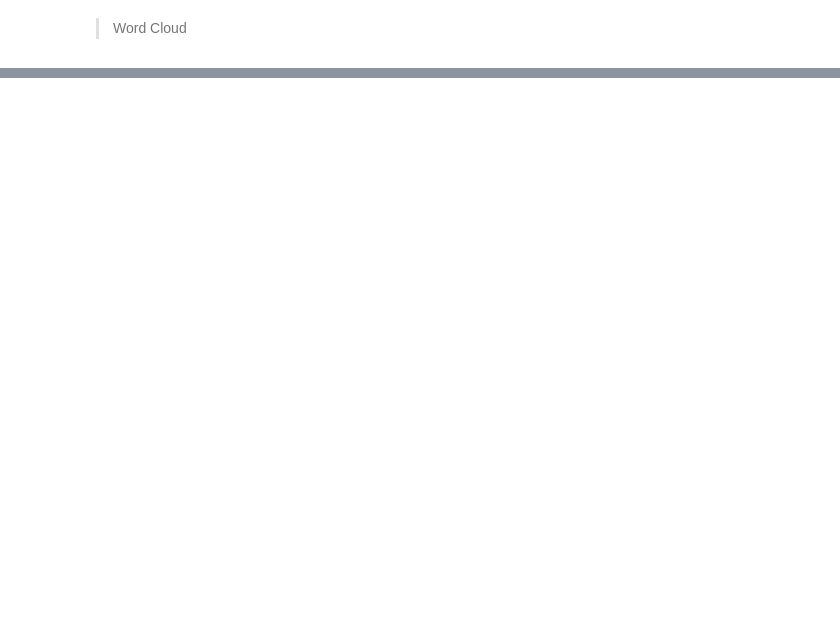
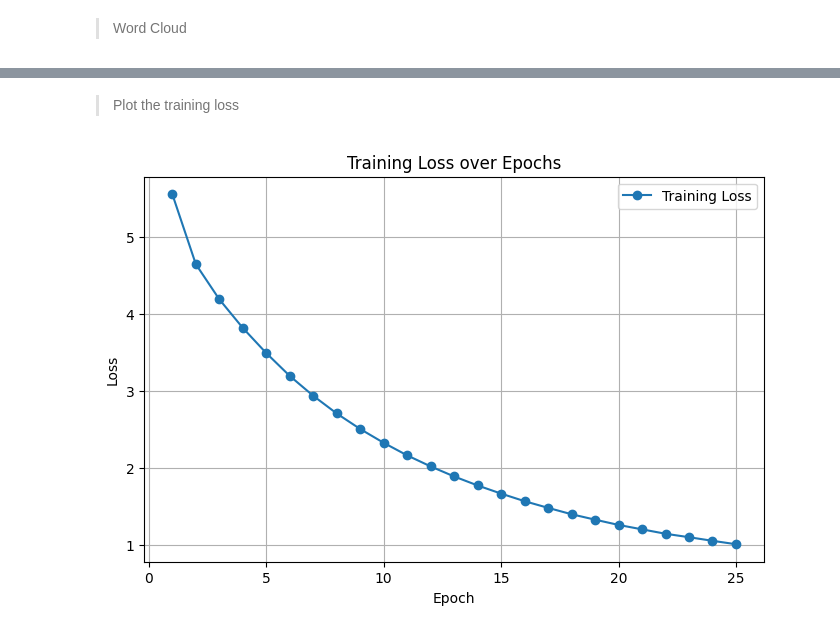
Before and after one commit to ordinary813/ordinaryLib, a Jupyter notebook: DL/HW3/sol_q1.ipynb, the cells around one changed output, grey strips where cells are left out. Cells and saved outputs as stored; diff of their text form; code cells hidden in the pictures; blank space fills up the shorter version.

Commit message:
DL hw3 25 epochs

```diff
--- a/DL/HW3/sol_q1.ipynb
+++ b/DL/HW3/sol_q1.ipynb
@@ -110,6 +168,6 @@ print(f"Vocabulary Size: {vocab_size}")
 # %%
 # Set sequence length (choose a reasonable length)
-SEQ_LENGTH = 10
+SEQ_LENGTH = 15
 
 # Create input-target pairs
 input_sequences = []
@@ -172,5 +240,7 @@ model.to(device)
 # %%
 EPOCHS = 25
+
+train_losses = []
 
 for epoch in range(EPOCHS):
     model.train()
@@ -187,4 +257,7 @@ for epoch in range(EPOCHS):
 
         total_loss += loss.item()
 
-    print(f"Epoch {epoch+1}/{EPOCHS}, Loss: {total_loss/len(data_loader):.4f}")
+    avg_loss = total_loss / len(data_loader)
+    train_losses.append(avg_loss)  # Save the average loss for this epoch
+    if epoch%5 == 0:
+        print(f"Epoch {epoch+1}/{EPOCHS}, Loss: {total_loss/len(data_loader):.4f}")
@@ -191,3 +268,17 @@ for epoch in range(EPOCHS):
+# %% [markdown]
+> Plot the training loss
+# %%
+# Plotting the training loss after training completes
+plt.figure(figsize=(8, 5))
+plt.plot(range(1, EPOCHS + 1), train_losses, marker='o', label='Training Loss')
+plt.title('Training Loss over Epochs')
+plt.xlabel('Epoch')
+plt.ylabel('Loss')
+plt.legend()
+plt.grid(True)
+plt.show()
+# %% [output]
+[figure, added]
 # %%
 def LyricsGenerator(starting_string, model, word_to_index, index_to_word, max_words=avg_words):
     model.eval()
```
Also changed, not shown: parts of 15 cells of this notebook.
